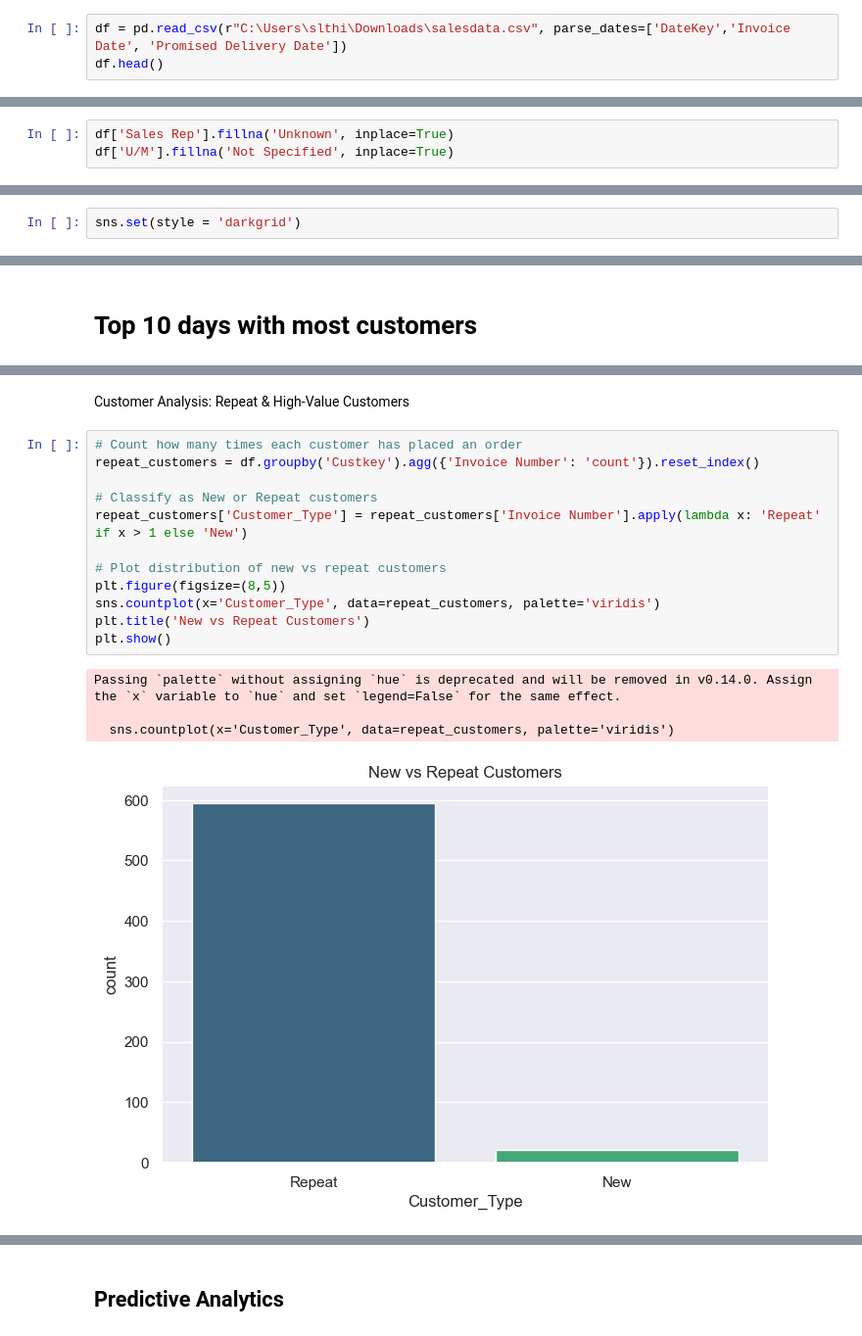
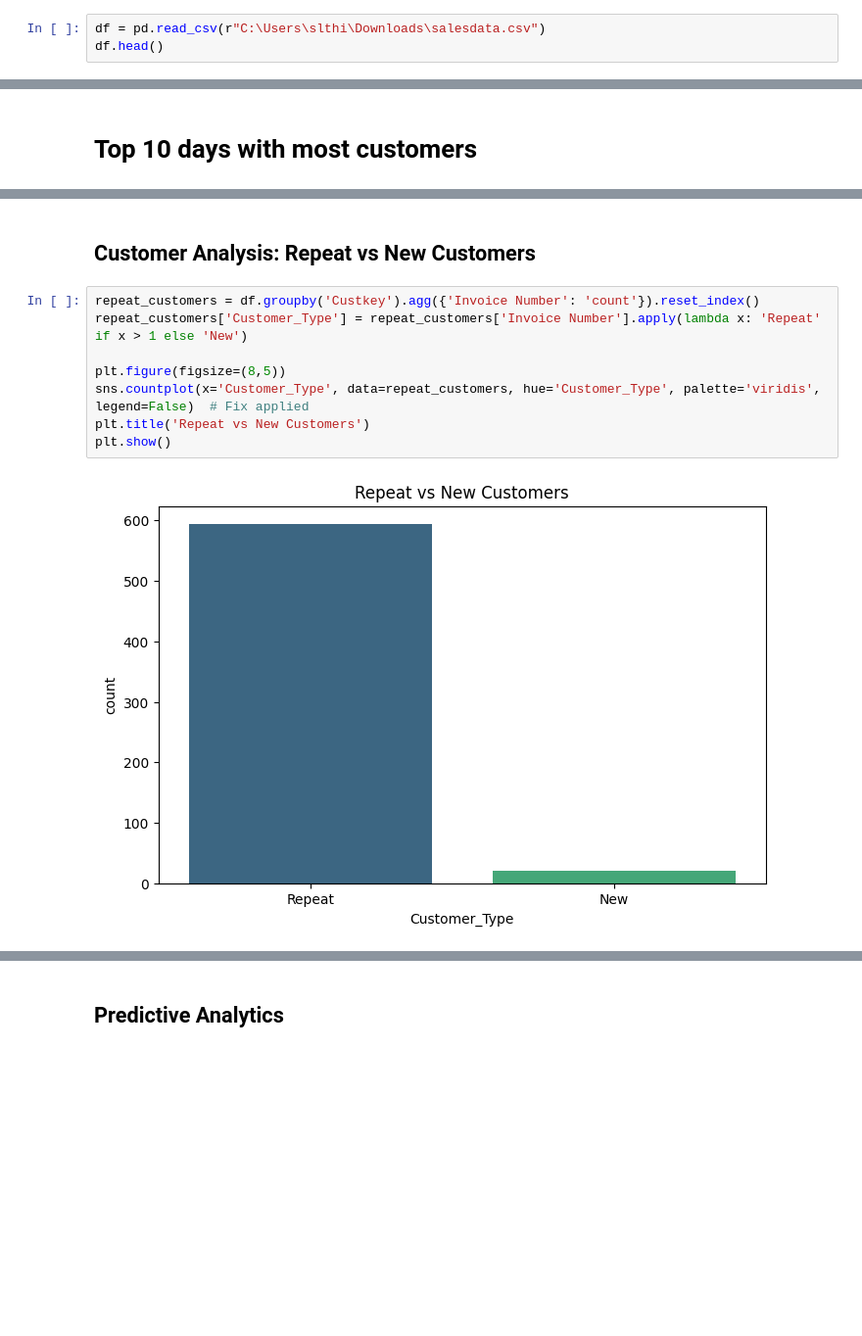
Before and after one commit to thithikshaslt/Amazon-Trends-Analysis, a Jupyter notebook: AmazonProject.ipynb, the cells around one changed output, grey strips where cells are left out. Shown at 98% size. Cells and saved outputs as stored; diff of their text form; blank space fills up the shorter version.

```diff
--- a/AmazonProject.ipynb
+++ b/AmazonProject.ipynb
@@ -6,7 +17,7 @@ import matplotlib.pyplot as plt
 # %% [markdown]
 Load Dataset
 # %%
-df = pd.read_csv(r"C:\Users\slthi\Downloads\salesdata.csv", parse_dates=['DateKey','Invoice Date', 'Promised Delivery Date'])
+df = pd.read_csv(r"C:\Users\slthi\Downloads\salesdata.csv")
 df.head()
 # %% [output]
 |  | Custkey | DateKey | Discount Amount | Invoice Date | Invoice Number | Item Class | Item Number | Item | ... |
@@ -38,6 +44,3 @@ df.dropna(subset=['Discount Amount', 'Sales Price', 'Item Number'], inplace=True
-# %%
-df['Sales Rep'].fillna('Unknown', inplace=True)
-df['U/M'].fillna('Not Specified', inplace=True)
 # %%
 df.isnull().sum()
 # %% [output]
@@ -165,8 +197,6 @@ Observations:
 
 3- Sales quantity is moderately related to Sales amount, discount amount, sales margin amount.
 Their is no relation Between Sales Rep and Sales Amount, Sales Margin Amount.
-# %%
-sns.set(style = 'darkgrid')
 # %% [markdown]
 # Top 10 high sales day
 # %%
@@ -273,20 +308,13 @@ Passing `palette` without assigning `hue` is deprecated and will be removed in v
 # %% [markdown]
-Customer Analysis: Repeat & High-Value Customers
+## Customer Analysis: Repeat vs New Customers
 # %%
-# Count how many times each customer has placed an order
 repeat_customers = df.groupby('Custkey').agg({'Invoice Number': 'count'}).reset_index()
-
-# Classify as New or Repeat customers
 repeat_customers['Customer_Type'] = repeat_customers['Invoice Number'].apply(lambda x: 'Repeat' if x > 1 else 'New')
 
-# Plot distribution of new vs repeat customers
 plt.figure(figsize=(8,5))
-sns.countplot(x='Customer_Type', data=repeat_customers, palette='viridis')
-plt.title('New vs Repeat Customers')
+sns.countplot(x='Customer_Type', data=repeat_customers, hue='Customer_Type', palette='viridis', legend=False)  # Fix applied
+plt.title('Repeat vs New Customers')
 plt.show()
 # %% [output]
-Passing `palette` without assigning `hue` is deprecated and will be removed in v0.14.0. Assign the `x` variable to `hue` and set `legend=False` for the same effect.
-
-  sns.countplot(x='Customer_Type', data=repeat_customers, palette='viridis')
-[figure, old version]
+[figure, new version]
 # %% [markdown]
```
Also changed, not shown: parts of 44 cells of this notebook.
